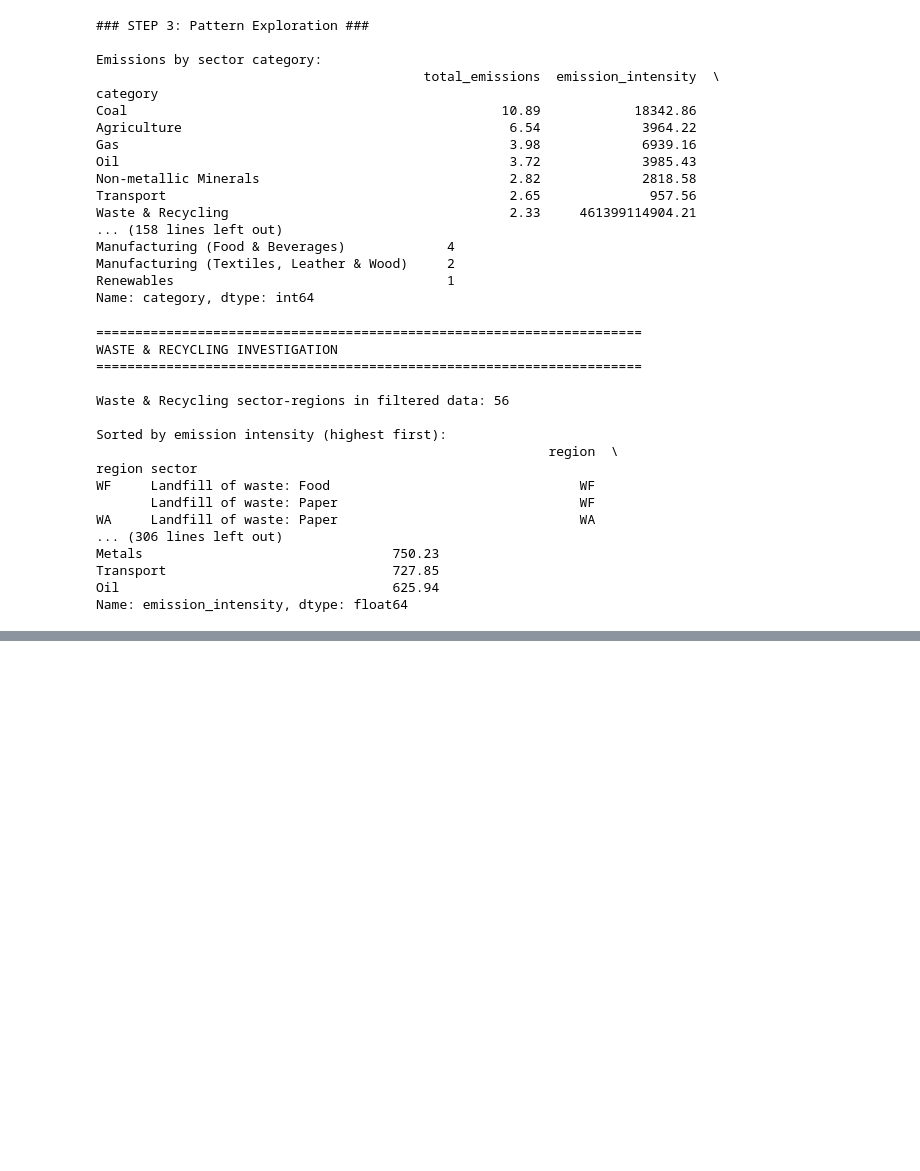
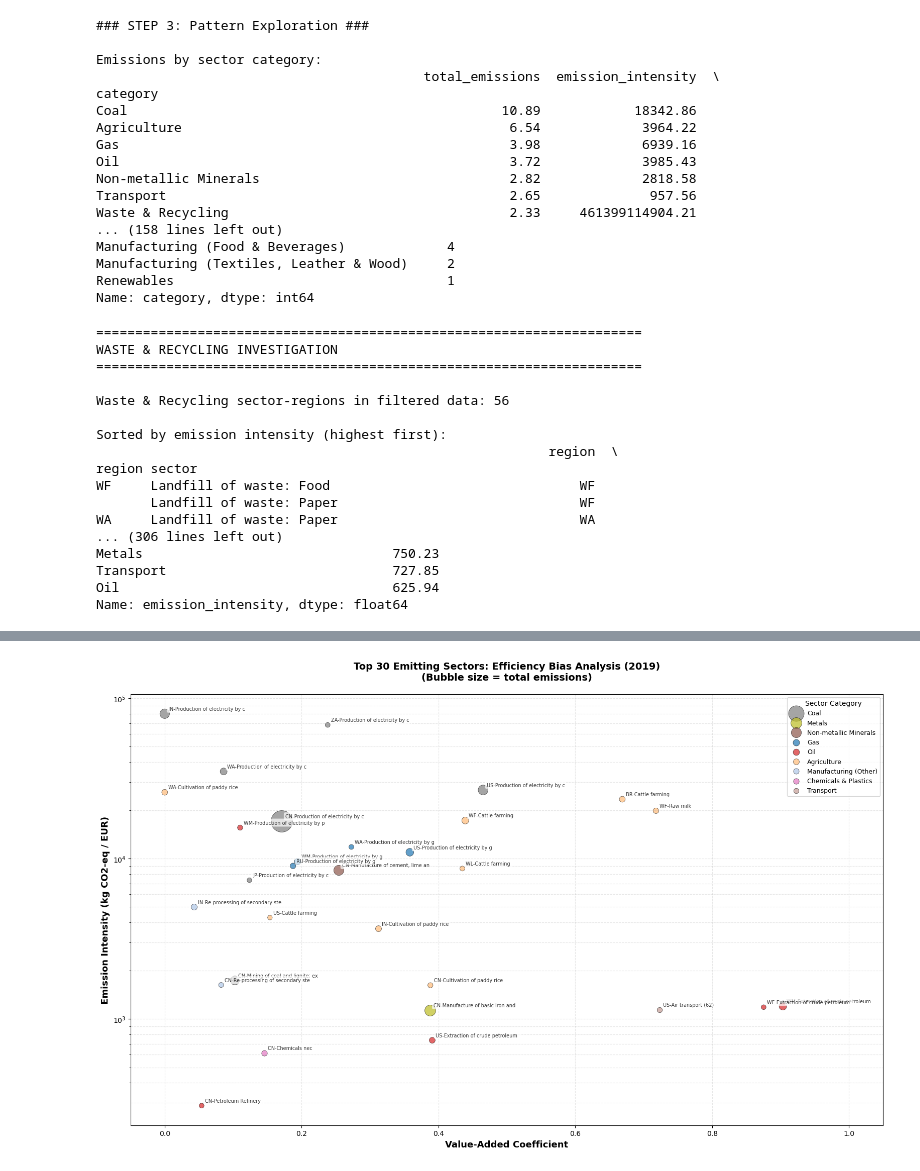
Before and after one commit to marine312000/MA-thesis, a Jupyter notebook: MA code_analysis.ipynb, the cells around one changed output, grey strips where cells are left out. Saved outputs shown, nothing was run; the diff lists cells and outputs as text; code cells hidden in the pictures; blank space fills up the shorter version.

```diff
--- a/MA code_analysis.ipynb
+++ b/MA code_analysis.ipynb
@@ -793,0 +1017,85 @@ Name: emission_intensity, dtype: float64
+# %%
+# ===================================================================
+# PLOT 1: TOP 30 EMITTERS - DETAILED SCATTER
+# ===================================================================
+
+print("\n" + "="*70)
+print("PLOT 1: Top 30 Emitting Sectors - Efficiency Bias Analysis")
+print("="*70)
+
+# Select top 30 by total emissions
+top30 = plot_data.nlargest(30, 'total_emissions').copy()
+
+print(f"Top 30 sectors represent: {top30['total_emissions'].sum():.2f} Gt ({top30['total_emissions'].sum()/plot_data['total_emissions'].sum()*100:.1f}% of filtered total)")
+
+# Create figure
+fig, ax = plt.subplots(figsize=(16, 10))
+
+# Plot each category
+for category in top30['category'].unique():
+    cat_data = top30[top30['category'] == category]
+
+    ax.scatter(
+        cat_data['va_coefficient'],
+        cat_data['emission_intensity'],
+        c=[colors_map[category]],
+        label=category,
+        s=cat_data['total_emissions'] * 200,  # Size by emissions
+        alpha=0.7,
+        edgecolors='black',
+        linewidths=0.5
+    )
+
+# Add labels for each point
+for idx, row in top30.iterrows():
+    region = row['region']
+    sector_short = row['sector'][:30]  # Truncate long names
+
+    # Offset text slightly to avoid overlap
+    ax.annotate(
+        f"{region}-{sector_short}",
+        xy=(row['va_coefficient'], row['emission_intensity']),
+        xytext=(5, 5),
+        textcoords='offset points',
+        fontsize=7,
+        alpha=0.8,
+        bbox=dict(boxstyle='round,pad=0.3', facecolor='white', alpha=0.7, edgecolor='none')
+    )
+
+# Set y-axis to log scale
+ax.set_yscale('log')
+
+# Labels and title
+ax.set_xlabel('Value-Added Coefficient', fontsize=13, fontweight='bold')
+ax.set_ylabel('Emission Intensity (kg CO2-eq / EUR)', fontsize=13, fontweight='bold')
+ax.set_title(
+    f'Top 30 Emitting Sectors: Efficiency Bias Analysis ({SINGLE_YEAR})\n(Bubble size = total emissions)',
+    fontsize=14,
+    fontweight='bold',
+    pad=20
+)
+
+# Grid
+ax.grid(True, alpha=0.3, linestyle='--', which='both')
+
+# Legend
+ax.legend(
+    title='Sector Category',
+    loc='upper right',
+    frameon=True,
+    fontsize=9,
+    title_fontsize=10
+)
+
+# Set x-axis limits
+ax.set_xlim(-0.05, 1.05)
+
+plt.tight_layout()
+plt.show()
+
+print("\n✓ Top 30 scatter plot created")
+
+# Print the list
+print("\nTop 30 Sectors:")
+print(top30[['region', 'sector', 'total_emissions', 'emission_intensity', 'va_coefficient', 'category']].to_string())
+# %% [output]
@@ -793,0 +1106 @@ Name: emission_intensity, dtype: float64
+[figure, added]
```
Also changed, not shown: parts of 6 cells of this notebook.
